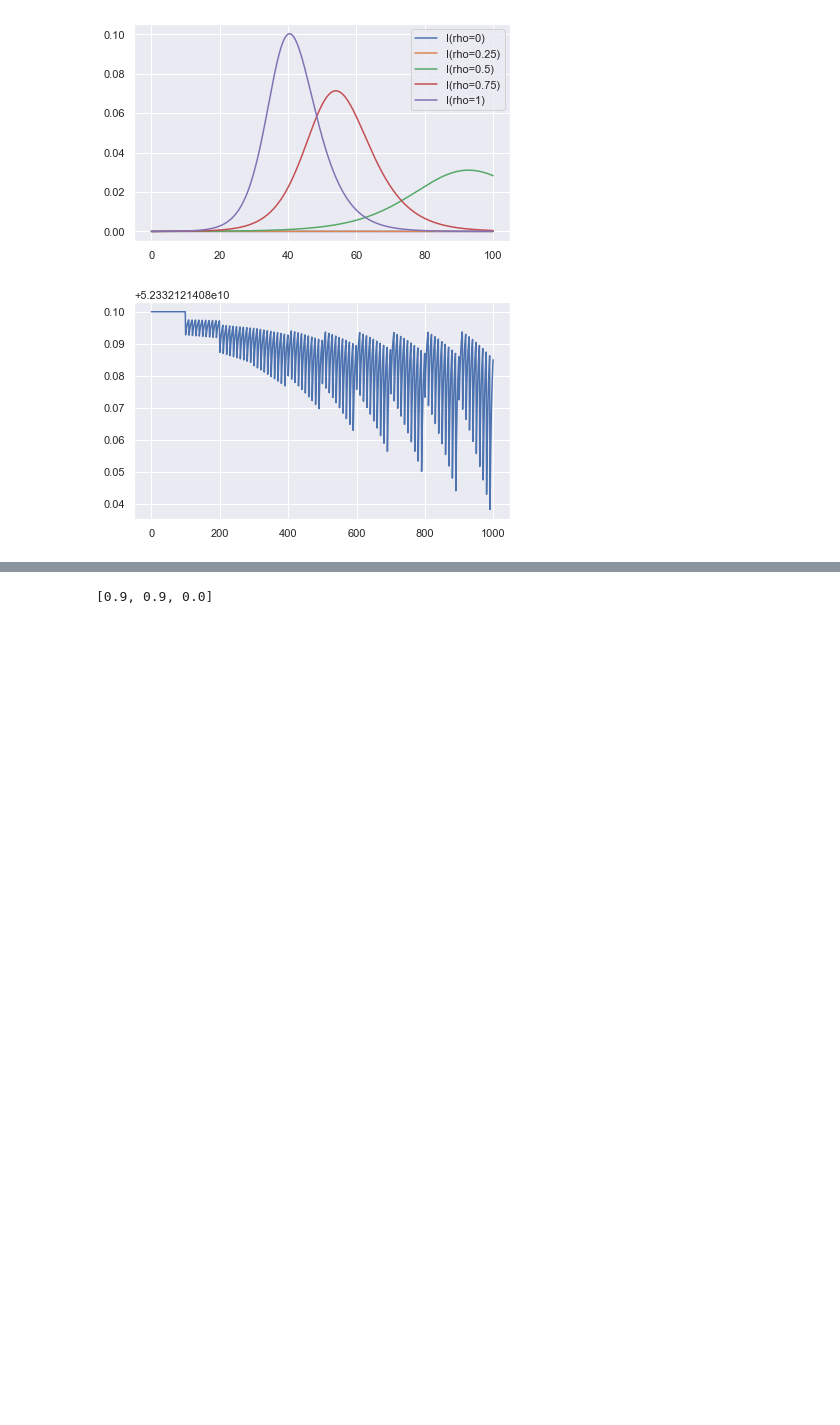
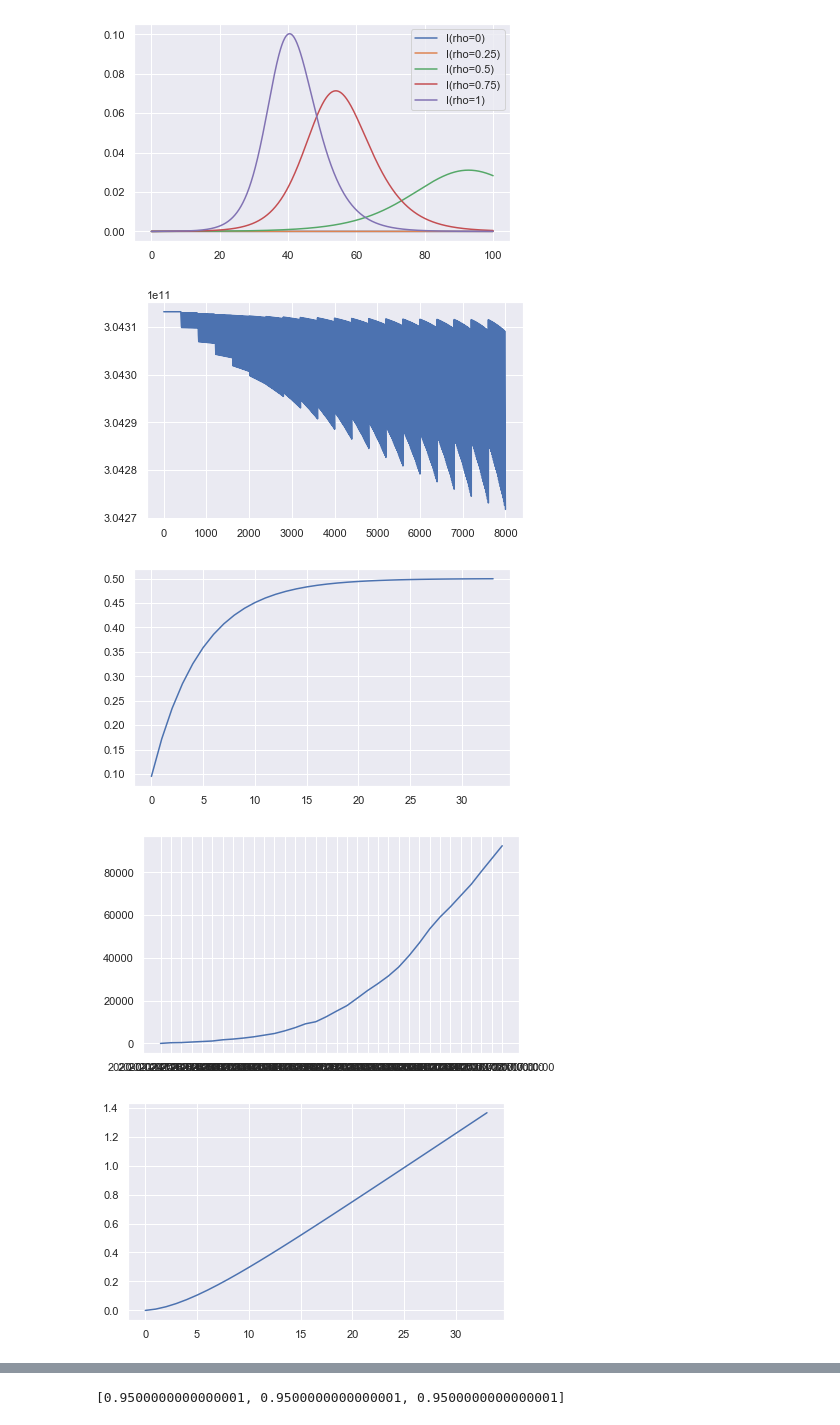
Before and after one commit to baladutt/modeling-epidemics-COVID-19, a Jupyter notebook: Visualize-Analyze-Current-State.ipynb, the cells around one changed output, grey strips where cells are left out. Saved outputs shown, nothing was run; the diff lists cells and outputs as text; code cells hidden in the pictures; blank space fills up the shorter version.

Commit message:
Param calculation for multiple countries

```diff
--- a/Visualize-Analyze-Current-State.ipynb
+++ b/Visualize-Analyze-Current-State.ipynb
@@ -342,7 +342,7 @@ pyplot.legend()
 # %%
 provinceCsv = "covid19-in-italy/covid19_italy_province.csv"
 regionCsv = "covid19-in-italy/covid19_italy_region.csv"
-
+N = 60000000
 try:
     f = open(confirmedCsv)
 except IOError:
@@ -364,8 +364,10 @@ from scipy import stats
 %matplotlib inline
 
 provinceDf_group_by_date = provinceDf.groupby('Date').sum()
+regionDf_group_by_date = regionDf.groupby('Date').sum()
 
 total_positive_cases_timeseries = provinceDf_group_by_date['TotalPositiveCases']
+total_removed_cases_timeseries = regionDf_group_by_date['Recovered']+regionDf_group_by_date['Deaths']
 
 print(total_positive_cases_timeseries.values.flatten())
 incremental_positive_cases_timeseries = np.diff(total_positive_cases_timeseries.values.flatten())
@@ -438,9 +439,13 @@ def predictValues(alpha, beta, gamma, nSteps):
 [figure]
 [figure]
 # %%
-def computeLoss(yhat, infected):
+def computeLoss(yhat, infected, removed):
     loss= infected - yhat[2,1:]
-    return (loss*loss).sum()
+    lossSum = (loss*loss).sum()
+
+    loss= (removed - yhat[3,1:])*10
+    lossSum = (loss*loss).sum() + lossSum
+    return lossSum
 # %%
 import numpy as np
 def estimateParameters(infected, removed):
@@ -448,26 +453,39 @@ def estimateParameters(infected, removed):
     minParams=[]
     lossHistory=[]
     paramsHistory=[]
+    minYhat = None
     nSteps = len(infected)/10
-    alphaSpace = np.arange(0,1,0.1)
-    betaSpace = np.arange(0,1,0.1)
-    gammaSpace = np.arange(0,1,0.1)
+    alphaSpace = np.arange(0,1,0.05)
+    betaSpace = np.arange(0,1,0.05)
+    gammaSpace = np.arange(0,1,0.05)
     for alpha in alphaSpace:
         for beta in betaSpace:
             for gamma in gammaSpace:
-                yhat = predictValues(alpha, beta, gamma, nSteps)
-                loss = computeLoss(yhat, infected)
+                yhat = (predictValues(alpha, beta, gamma, nSteps)*N)
+                loss = computeLoss(yhat, infected, removed)
                 if(loss < minLoss) or (minLoss == -1):
                     minLoss = loss
                     minParams = [alpha, beta, gamma]
+                    minYhat = yhat
                 lossHistory.append(loss)
                 paramsHistory.append([alpha, beta, gamma])
     pyplot.plot(lossHistory)
     pyplot.show()
+    pyplot.plot(minYhat[2,1:])
+    pyplot.show()
+    pyplot.plot(infected)
+    pyplot.show()
+    pyplot.plot(minYhat[3,1:])
+    pyplot.show()
+    pyplot.plot(removed)
+    pyplot.show()
 #     Find index of minimum loss and return params for param history from that index
     return minParams
 # %%
-params = estimateParameters(total_positive_cases_timeseries, None)
+params = estimateParameters(total_positive_cases_timeseries, total_removed_cases_timeseries)
 print(params)
 # %% [output]
-[figure, old version]
+[figure, new version]
+[figure, added]
+[figure, added]
+[figure, added]
@@ -474 +493 @@ print(params)
-[0.9, 0.9, 0.0]
+[0.9500000000000001, 0.9500000000000001, 0.9500000000000001]
```
Also changed, not shown: parts of 3 cells of this notebook.
